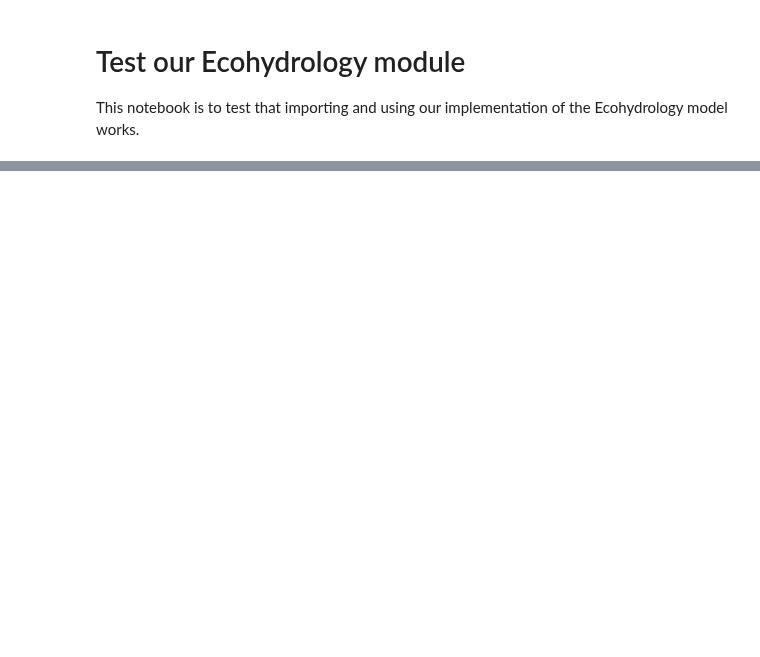
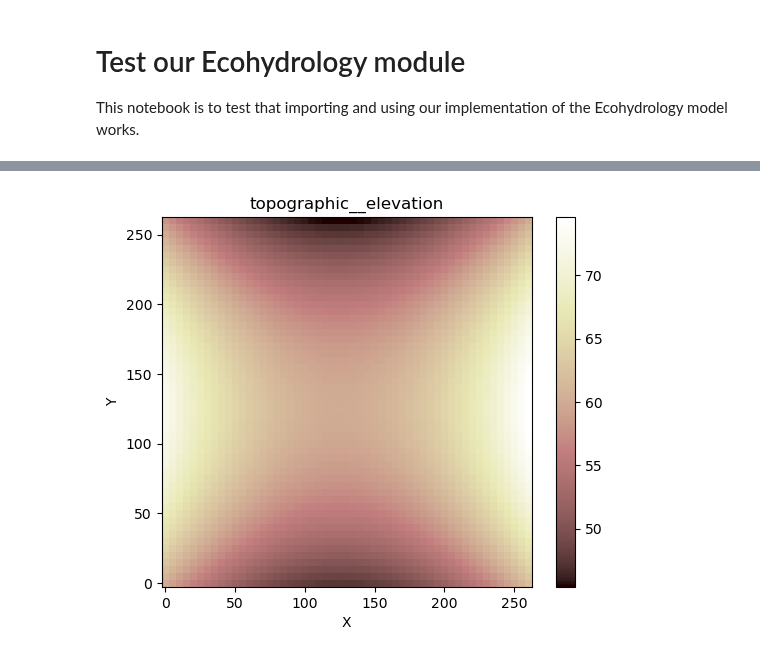
Before and after one commit to WylieMabel/TreesAndThat, a Jupyter notebook: LandLab_experiments/test_ecohydro_module.ipynb, the cells around one changed output, grey strips where cells are left out. Cells and saved outputs as stored; diff of their text form; code cells hidden in the pictures; blank space fills up the shorter version.

```diff
--- a/LandLab_experiments/test_ecohydro_module.ipynb
+++ b/LandLab_experiments/test_ecohydro_module.ipynb
@@ -35,0 +38,9 @@ import matplotlib.pyplot as plt
+# %%
+from landlab.plot.imshow import imshow_grid_at_node
+#N.B. the Landlab user guide tells you to import the wrong component here
+
+plt.figure('Elevations from the field')  # new fig, with a name
+imshow_grid_at_node(Ecohyd_model.mg, 'topographic__elevation')
+plt.show()
+# %% [output]
+[figure, added]
```
Also changed, not shown: parts of 16 cells of this notebook, 1 other file.
